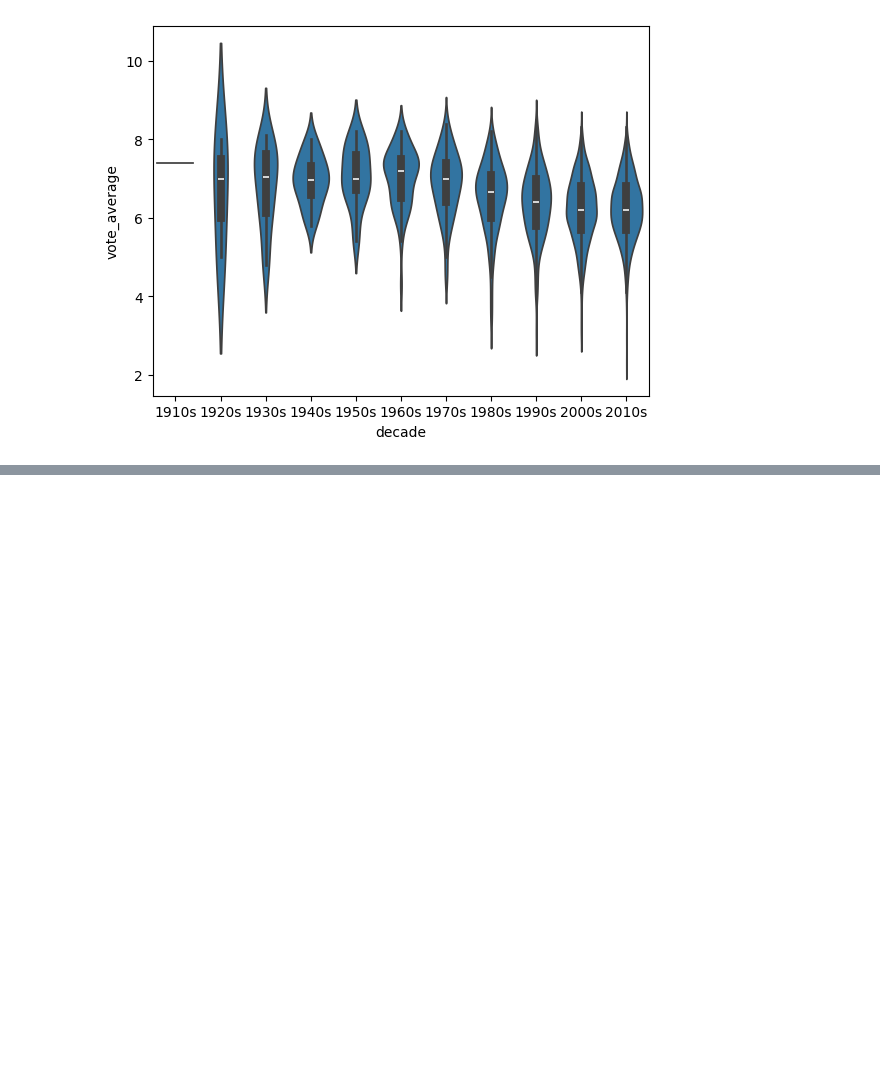
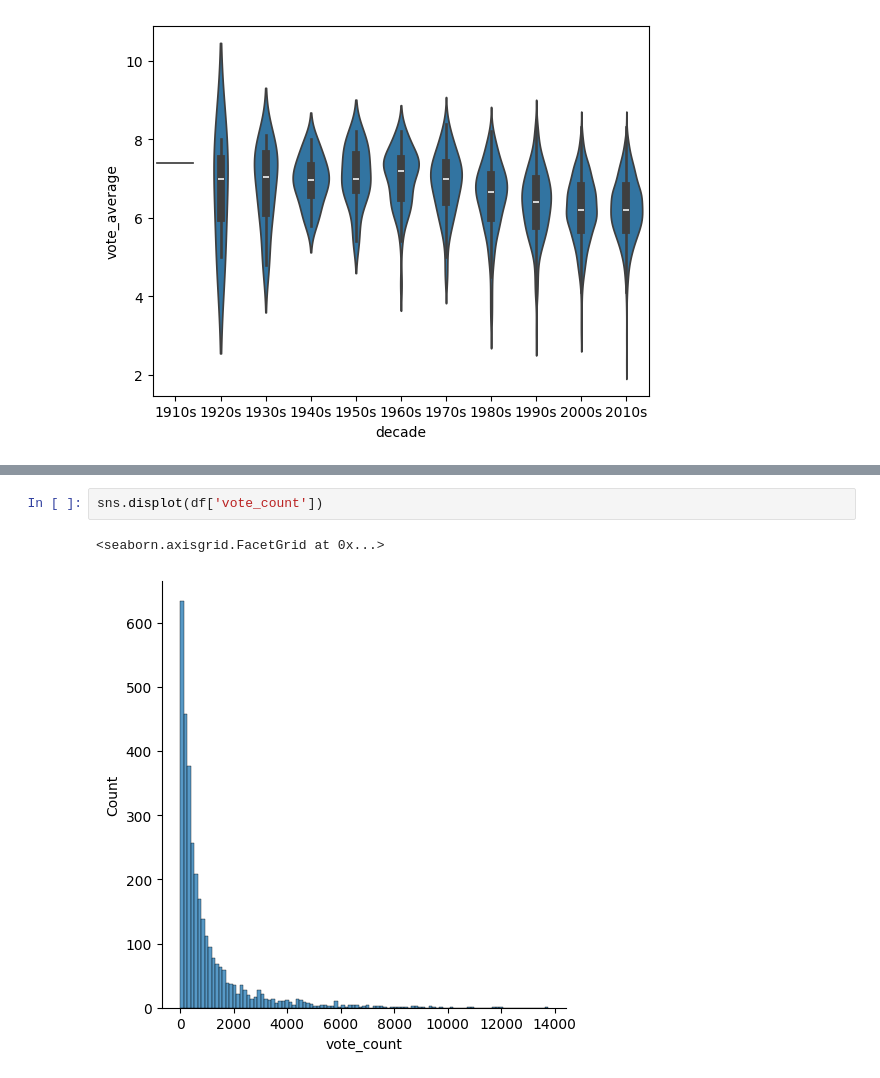
Before and after one commit to AkinoriKt/DS, a Jupyter notebook: work/notebooks/lecture/seaborn/exercise.ipynb, the cells around one changed output, grey strips where cells are left out. Saved outputs shown, nothing was run; the diff lists cells and outputs as text; blank space fills up the shorter version.

```diff
--- a/work/notebooks/lecture/seaborn/exercise.ipynb
+++ b/work/notebooks/lecture/seaborn/exercise.ipynb
@@ -230,0 +237,5 @@ sns.swarmplot(data=df.sort_values('decade'), x='decade', y='vote_average')
+# %%
+sns.displot(df['vote_count'])
+# %% [output]
+<seaborn.axisgrid.FacetGrid at 0x...>
+[figure, added]
```
Also changed, not shown: parts of 13 cells of this notebook, 1 other file.
